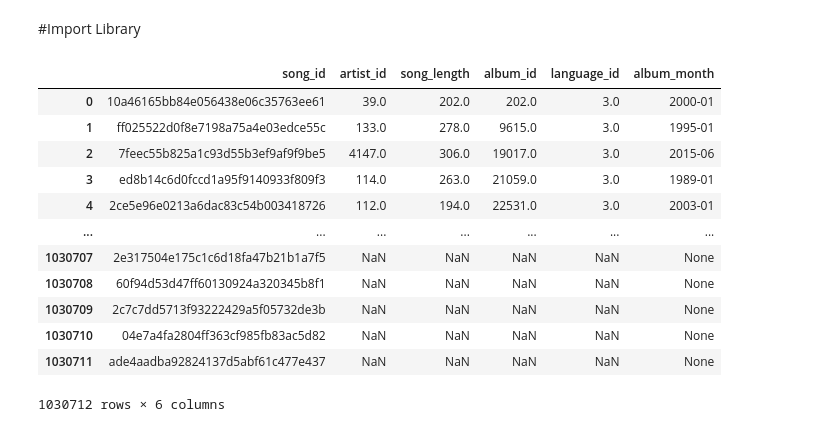
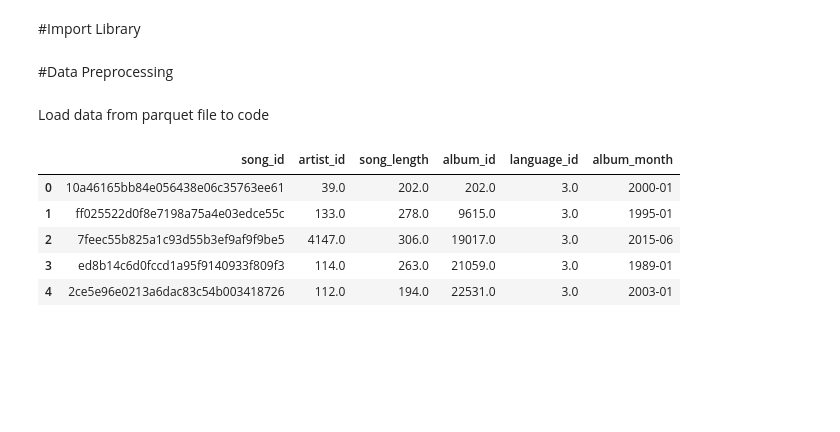
Before and after one commit to JimmyCh2001/kkcompany_datagame_schubert, a Jupyter notebook: kkcompany_datagame_schubert_019.ipynb, the cells around one changed output. Drawn from its saved outputs; the diff is of its cells as text; code cells hidden in the pictures; blank space fills up the shorter version.

Commit message:
Simple Data Preprocessing

```diff
--- a/kkcompany_datagame_schubert_019.ipynb
+++ b/kkcompany_datagame_schubert_019.ipynb
@@ -31,6 +31,10 @@ Archive:  datagame-2023.zip
 #Import Library
 # %%
 import pandas as pd
+# %% [markdown]
+#Data Preprocessing
+# %% [markdown]
+Load data from parquet file to code
 # %%
 label_test = pd.read_parquet("/content/label_test_source.parquet")
 label_train = pd.read_parquet("/content/label_train_source.parquet")
@@ -42,19 +46,12 @@ meta_song_lyricist = pd.read_parquet("/content/meta_song_lyricist.parquet")
 meta_song_producer = pd.read_parquet("/content/meta_song_producer.parquet")
 meta_song_title = pd.read_parquet("/content/meta_song_titletext.parquet")
 # %%
-meta_song
+meta_song.head()
 # %% [output]
 |  | song_id | artist_id | song_length | album_id | language_id | album_month |
 | 0 | 10a46165bb84e056438e06c35763ee61 | 39.0 | 202.0 | 202.0 | 3.0 | 2000-01 |
 | 1 | ff025522d0f8e7198a75a4e03edce55c | 133.0 | 278.0 | 9615.0 | 3.0 | 1995-01 |
 | 2 | 7feec55b825a1c93d55b3ef9af9f9be5 | 4147.0 | 306.0 | 19017.0 | 3.0 | 2015-06 |
 | 3 | ed8b14c6d0fccd1a95f9140933f809f3 | 114.0 | 263.0 | 21059.0 | 3.0 | 1989-01 |
 | 4 | 2ce5e96e0213a6dac83c54b003418726 | 112.0 | 194.0 | 22531.0 | 3.0 | 2003-01 |
-| ... | ... | ... | ... | ... | ... | ... |
-| 1030707 | 2e317504e175c1c6d18fa47b21b1a7f5 | NaN | NaN | NaN | NaN | None |
-| 1030708 | 60f94d53d47ff60130924a320345b8f1 | NaN | NaN | NaN | NaN | None |
-| 1030709 | 2c7c7dd5713f93222429a5f05732de3b | NaN | NaN | NaN | NaN | None |
-| 1030710 | 04e7a4fa2804ff363cf985fb83ac5d82 | NaN | NaN | NaN | NaN | None |
-| 1030711 | ade4aadba92824137d5abf61c477e437 | NaN | NaN | NaN | NaN | None |
-1030712 rows × 6 columns
 # %%
```
Also changed, not shown: parts of 8 cells of this notebook.
